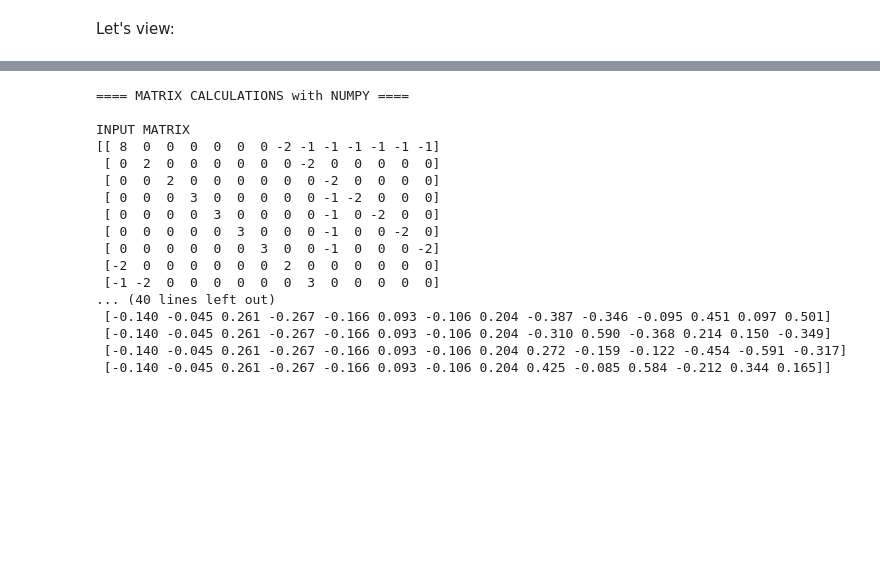
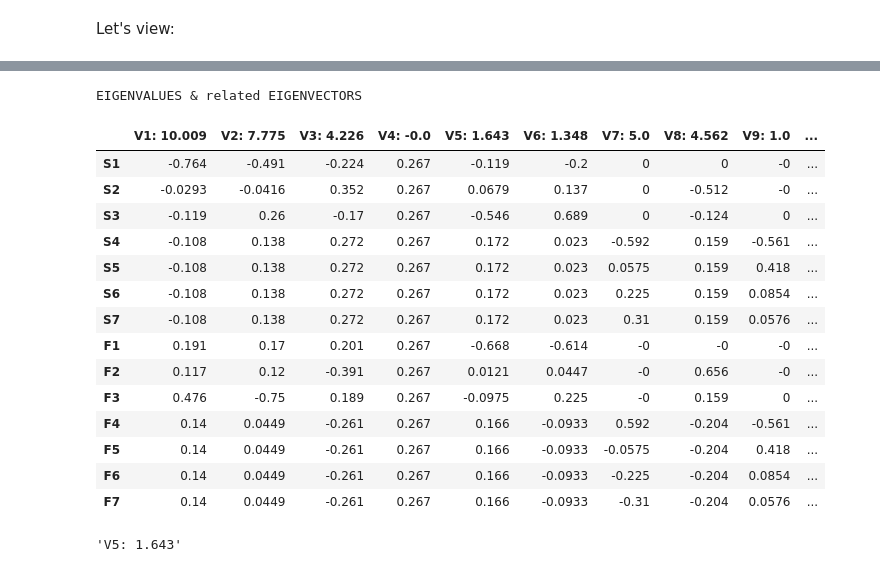
Before and after one commit to harella1/Modularity-Matrix, a Jupyter notebook: Provider Consumer modules - format.ipynb, the cells around one changed output, grey strips where cells are left out. Cells and saved outputs as stored; diff of their text form; code cells hidden in the pictures; blank space fills up the shorter version.

```diff
--- a/Provider Consumer modules - format.ipynb
+++ b/Provider Consumer modules - format.ipynb
@@ -125,32 +189,43 @@ res = np.vstack([v,w])
 np.set_printoptions(linewidth=200, precision=2,formatter={'float_kind':'{:5.3f}'.format},)
 
 # Iaakov: more pretty PRINTING
-print('\n==== MATRIX CALCULATIONS with NUMPY ====')
-print('\nINPUT MATRIX')
-print(laplacian)
+#print('\n==== MATRIX CALCULATIONS with NUMPY ====')
+#print('\nINPUT MATRIX')
+#print(laplacian)
 print("\n--->Matrix RANK: ", sqmat_rank)
 print("-->Matrix TRACE:", sqmat_trace)
-print('\n EIGENVALUES')
-print(v[:None])  # Eigenvalues
-print('\n EIGENVECTORS')
-print(w)         # Eigenvectors
-print('\n EIGENVALUES & related EIGENVECTORS')
-print(res)
-# %% [output]
-==== MATRIX CALCULATIONS with NUMPY ====
-
-INPUT MATRIX
-[[ 8  0  0  0  0  0  0 -2 -1 -1 -1 -1 -1 -1]
- [ 0  2  0  0  0  0  0  0 -2  0  0  0  0  0]
- [ 0  0  2  0  0  0  0  0  0 -2  0  0  0  0]
- [ 0  0  0  3  0  0  0  0  0 -1 -2  0  0  0]
- [ 0  0  0  0  3  0  0  0  0 -1  0 -2  0  0]
- [ 0  0  0  0  0  3  0  0  0 -1  0  0 -2  0]
- [ 0  0  0  0  0  0  3  0  0 -1  0  0  0 -2]
- [-2  0  0  0  0  0  0  2  0  0  0  0  0  0]
- [-1 -2  0  0  0  0  0  0  3  0  0  0  0  0]
-... (40 lines left out)
- [-0.140 -0.045 0.261 -0.267 -0.166 0.093 -0.106 0.204 -0.387 -0.346 -0.095 0.451 0.097 0.501]
- [-0.140 -0.045 0.261 -0.267 -0.166 0.093 -0.106 0.204 -0.310 0.590 -0.368 0.214 0.150 -0.349]
- [-0.140 -0.045 0.261 -0.267 -0.166 0.093 -0.106 0.204 0.272 -0.159 -0.122 -0.454 -0.591 -0.317]
- [-0.140 -0.045 0.261 -0.267 -0.166 0.093 -0.106 0.204 0.425 -0.085 0.584 -0.212 0.344 0.165]]
+# %%
+def color_negative_red(val):
+    """
+    Takes a scalar and returns a string with
+    the css property `'color: red'` for negative
+    strings, black otherwise.
+    """
+    color = 'orange' if val < 0 else 'lightgreen'
+    return 'background-color: %s' % color
+vheader = ['V{}: '.format(i) + str(x) for i,x in zip(range(1, v.size+1),np.around(v,3))]
+res_df = pd.DataFrame(np.around(w,5), columns= vheader, index = header+indx)
+pd.options.display.max_colwidth = 130
+res=res_df.style.\
+    applymap (color_negative_red, subset=res_df.columns[4]).\
+    set_caption("EIGENVALUES & related EIGENVECTORS")
+display(res)
+res_df.columns[4]
+# %% [output]
+EIGENVALUES & related EIGENVECTORS
+|  | V1: 10.009 | V2: 7.775 | V3: 4.226 | V4: -0.0 | V5: 1.643 | V6: 1.348 | V7: 5.0 | V8: 4.562 | V9: 1.0 | ... |
+| S1 | -0.764 | -0.491 | -0.224 | 0.267 | -0.119 | -0.2 | 0 | 0 | -0 | ... |
+| S2 | -0.0293 | -0.0416 | 0.352 | 0.267 | 0.0679 | 0.137 | 0 | -0.512 | -0 | ... |
+| S3 | -0.119 | 0.26 | -0.17 | 0.267 | -0.546 | 0.689 | 0 | -0.124 | 0 | ... |
+| S4 | -0.108 | 0.138 | 0.272 | 0.267 | 0.172 | 0.023 | -0.592 | 0.159 | -0.561 | ... |
+| S5 | -0.108 | 0.138 | 0.272 | 0.267 | 0.172 | 0.023 | 0.0575 | 0.159 | 0.418 | ... |
+| S6 | -0.108 | 0.138 | 0.272 | 0.267 | 0.172 | 0.023 | 0.225 | 0.159 | 0.0854 | ... |
+| S7 | -0.108 | 0.138 | 0.272 | 0.267 | 0.172 | 0.023 | 0.31 | 0.159 | 0.0576 | ... |
+| F1 | 0.191 | 0.17 | 0.201 | 0.267 | -0.668 | -0.614 | -0 | -0 | -0 | ... |
+| F2 | 0.117 | 0.12 | -0.391 | 0.267 | 0.0121 | 0.0447 | -0 | 0.656 | -0 | ... |
+| F3 | 0.476 | -0.75 | 0.189 | 0.267 | -0.0975 | 0.225 | -0 | 0.159 | 0 | ... |
+| F4 | 0.14 | 0.0449 | -0.261 | 0.267 | 0.166 | -0.0933 | 0.592 | -0.204 | -0.561 | ... |
+| F5 | 0.14 | 0.0449 | -0.261 | 0.267 | 0.166 | -0.0933 | -0.0575 | -0.204 | 0.418 | ... |
+| F6 | 0.14 | 0.0449 | -0.261 | 0.267 | 0.166 | -0.0933 | -0.225 | -0.204 | 0.0854 | ... |
+| F7 | 0.14 | 0.0449 | -0.261 | 0.267 | 0.166 | -0.0933 | -0.31 | -0.204 | 0.0576 | ... |
+'V5: 1.643'
```
Also changed, not shown: parts of 6 cells of this notebook.
